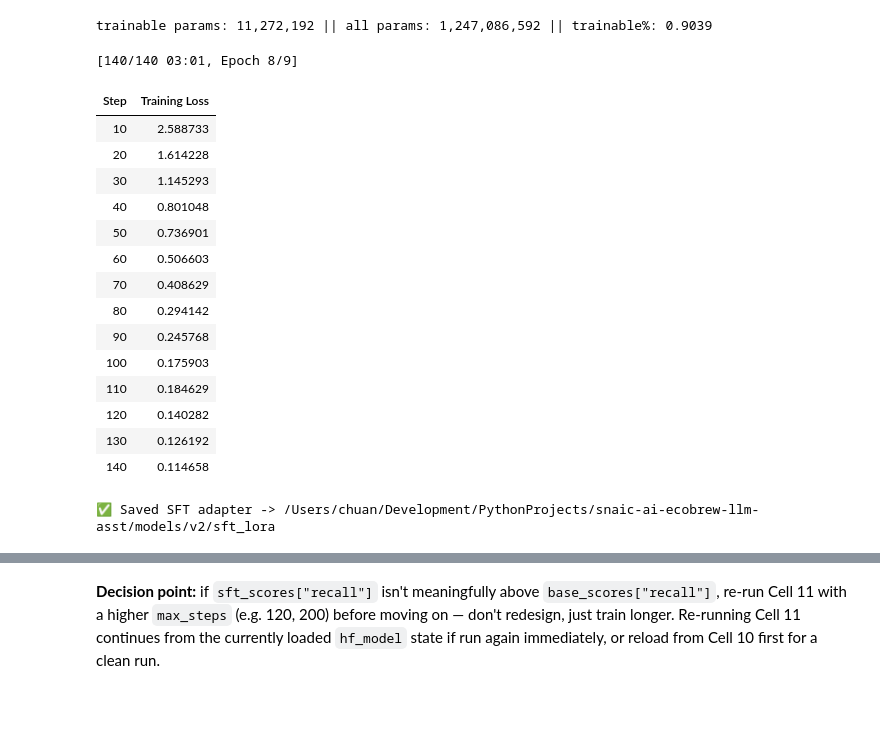
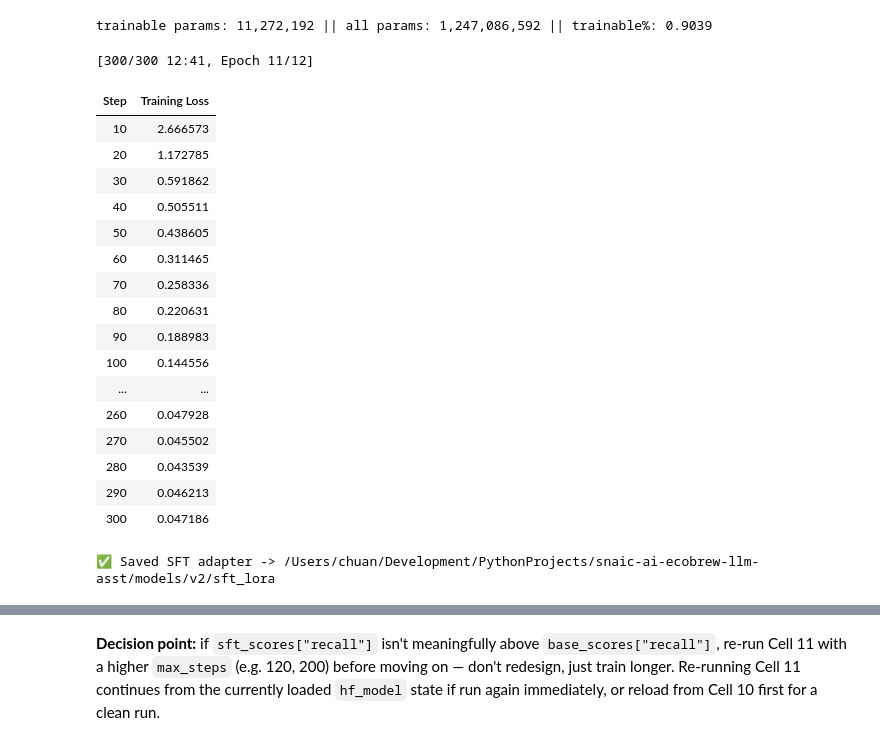
Before and after one commit to chuan77/snaic-ai-ecobrew-llm-asst, a Jupyter notebook: notebooks/EcoBrew_LLM_Assistant_M5Pro.ipynb, the cells around one changed output, grey strips where cells are left out. Saved outputs shown, nothing was run; the diff lists cells and outputs as text; code cells hidden in the pictures; blank space fills up the shorter version.

Commit message:
generalized both SFT and DPO. Improve the response to "My morning coffee is too bitter. What adjustments should I make to my EcoBrew settings?"

```diff
--- a/notebooks/EcoBrew_LLM_Assistant_M5Pro.ipynb
+++ b/notebooks/EcoBrew_LLM_Assistant_M5Pro.ipynb
@@ -200,6 +220,10 @@ FACTS = [
      "answer": "A bitter brew usually means over-extraction — try dropping the temperature to 89–91°C "
                "or moving to the weaker 1:18 ratio.",
      "accept": ["1:18", "89", "90", "91"]},
+    {"id": 20, "category": "Brewing", "question": "How large is EcoBrew's water reservoir?",
+     "casual": "how much water does the tank hold?",
+     "answer": "EcoBrew's water reservoir holds 1.8 liters, enough for about 12 cups before refilling.",
+     "accept": ["1.8", "12 cups"]},
 ]
 
 print(f"✅ Loaded {len(FACTS)} structured facts across categories: "
@@ -570,7 +608,17 @@ else:
 # Cell 9: Curate + Split
 from sklearn.model_selection import train_test_split
 
-all_rows = fact_rows + teacher_rows + behavior_rows
+all_rows = fact_rows + fact_rows_serve + teacher_rows + behavior_rows
+
+# Leakage guard: no SFT training prompt may exactly equal a REGRESSION_TESTS (Cell 1) query —
+# training on the literal acceptance-test string turns it into a memorization target rather than
+# a genuine generalization check (this is what happened to TC-01/TC-02/TC-07 and their legacy
+# siblings before this guard existed). Fails loudly and early, before any training time is spent.
+_regression_prompts = set(REGRESSION_TESTS.values())
+_leaked = [row for row in all_rows
+           if any(m["role"] == "user" and m["content"] in _regression_prompts for m in row["messages"])]
+assert not _leaked, f"{len(_leaked)} SFT training row(s) leak a REGRESSION_TESTS prompt verbatim: {_leaked}"
+
 train_rows, val_rows = train_test_split(all_rows, test_size=0.15, random_state=42)
 
 with open(CURATED_DIR / "train.jsonl", "w") as f:
@@ -610,6 +658,7 @@ hf_model = get_peft_model(hf_model, LoraConfig(
     task_type="CAUSAL_LM",
 ))
 hf_model.print_trainable_parameters()
+hf_model.generation_config.max_length = None  # only max_new_tokens should govern generate() length
 # %% [output]
 trainable params: 11,272,192 || all params: 1,247,086,592 || trainable%: 0.9039
 # %%
@@ -617,49 +666,51 @@ trainable params: 11,272,192 || all params: 1,247,086,592 || trainable%: 0.9039
 from datasets import Dataset
 from trl import SFTConfig, SFTTrainer
 
 train_ds = Dataset.from_json(str(CURATED_DIR / "train.jsonl"))
 val_ds = Dataset.from_json(str(CURATED_DIR / "valid.jsonl"))
 
 def _to_text(example):
     return {"text": hf_tokenizer.apply_chat_template(example["messages"], tokenize=False, add_generation_prompt=False)}
 
 train_ds = train_ds.map(_to_text, remove_columns=train_ds.column_names)
 val_ds = val_ds.map(_to_text, remove_columns=val_ds.column_names)
 
 sft_trainer = SFTTrainer(
     model=hf_model, processing_class=hf_tokenizer,
     train_dataset=train_ds, eval_dataset=val_ds,
     args=SFTConfig(
         dataset_text_field="text", max_length=1024,
         per_device_train_batch_size=2, gradient_accumulation_steps=4,
-        max_steps=140, learning_rate=2e-4, logging_steps=10,
+        max_steps=300, learning_rate=2e-4, logging_steps=10,
         output_dir=str(MODELS_DIR / "v2" / "sft_out"), report_to="none",
     ),
 )
 sft_trainer.train()
 
 hf_model.gradient_checkpointing_disable()  # required: left enabled, generate() degenerates post-training
 hf_model.eval()
 hf_model.save_pretrained(str(SFT_LORA_PATH))
 hf_tokenizer.save_pretrained(str(SFT_LORA_PATH))
 print(f"✅ Saved SFT adapter -> {SFT_LORA_PATH}")
 # %% [output]
-[140/140 03:01, Epoch 8/9]
+[300/300 12:41, Epoch 11/12]
 | Step | Training Loss |
-| 10 | 2.588733 |
-| 20 | 1.614228 |
-| 30 | 1.145293 |
-| 40 | 0.801048 |
-| 50 | 0.736901 |
-| 60 | 0.506603 |
-| 70 | 0.408629 |
-| 80 | 0.294142 |
-| 90 | 0.245768 |
-| 100 | 0.175903 |
-| 110 | 0.184629 |
-| 120 | 0.140282 |
-| 130 | 0.126192 |
-| 140 | 0.114658 |
+| 10 | 2.666573 |
+| 20 | 1.172785 |
+| 30 | 0.591862 |
+| 40 | 0.505511 |
+| 50 | 0.438605 |
+| 60 | 0.311465 |
+| 70 | 0.258336 |
+| 80 | 0.220631 |
+| 90 | 0.188983 |
+| 100 | 0.144556 |
+| ... | ... |
+| 260 | 0.047928 |
+| 270 | 0.045502 |
+| 280 | 0.043539 |
+| 290 | 0.046213 |
+| 300 | 0.047186 |
 ✅ Saved SFT adapter -> /Users/chuan/Development/PythonProjects/snaic-ai-ecobrew-llm-asst/models/v2/sft_lora
 # %%
 # Cell 12: SFT — Evaluate
```
Also changed, not shown: parts of 13 cells of this notebook, 6 other files.
